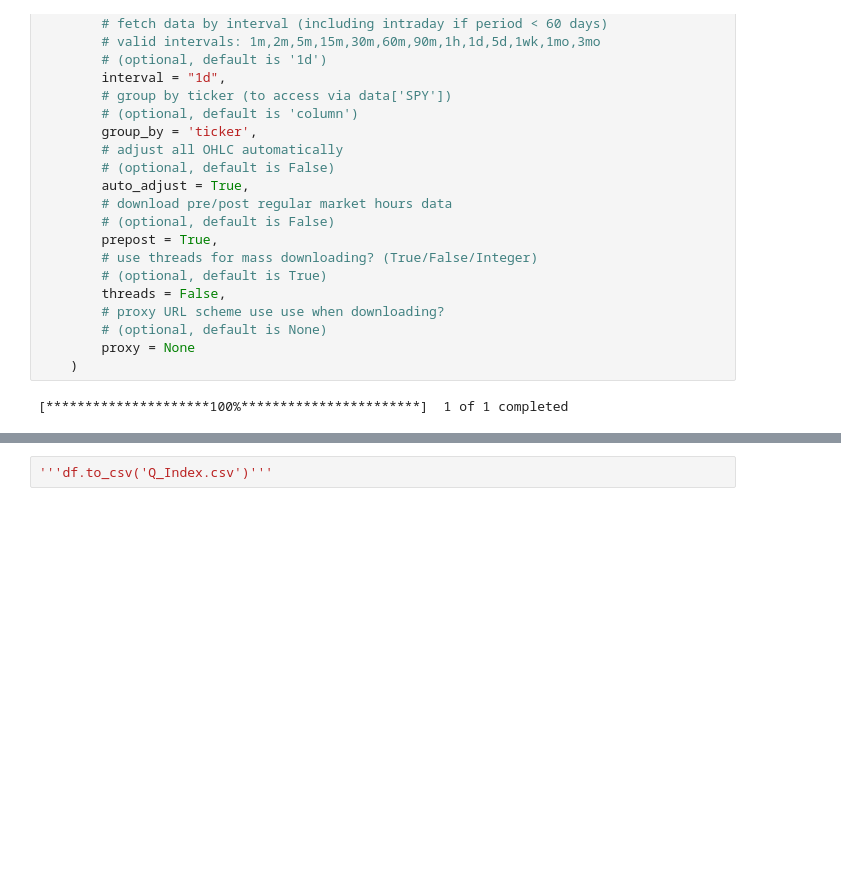
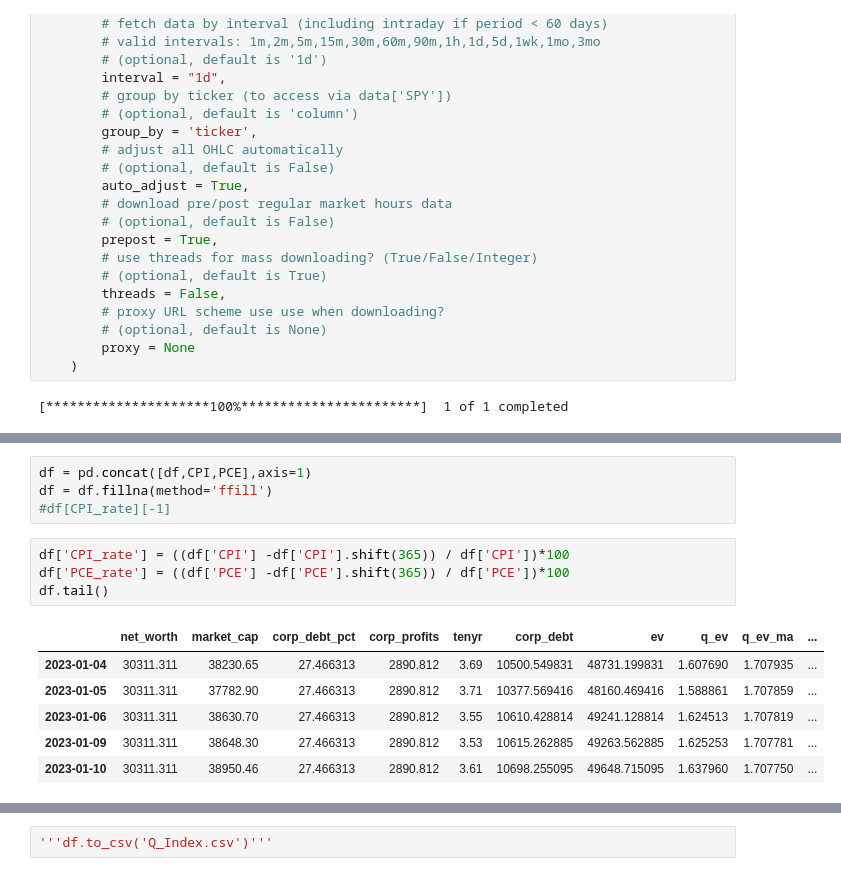
Before and after one commit to tom-buenoschonig/FRED-Sandbox, a Jupyter notebook: FRED_Data.ipynb, the cells around one changed output, grey strips where cells are left out. Saved outputs shown, nothing was run; the diff lists cells and outputs as text; blank space fills up the shorter version.

```diff
--- a/FRED_Data.ipynb
+++ b/FRED_Data.ipynb
@@ -150,0 +178,15 @@ Percentile Adjusted for 5 Year Lookback: 0.2432
+# %%
+df = pd.concat([df,CPI,PCE],axis=1)
+df = df.fillna(method='ffill')
+#df[CPI_rate][-1]
+# %%
+df['CPI_rate'] = ((df['CPI'] -df['CPI'].shift(365)) / df['CPI'])*100
+df['PCE_rate'] = ((df['PCE'] -df['PCE'].shift(365)) / df['PCE'])*100
+df.tail()
+# %% [output]
+|  | net_worth | market_cap | corp_debt_pct | corp_profits | tenyr | corp_debt | ev | q_ev | q_ev_ma | ... |
+| 2023-01-04 | 30311.311 | 38230.65 | 27.466313 | 2890.812 | 3.69 | 10500.549831 | 48731.199831 | 1.607690 | 1.707935 | ... |
+| 2023-01-05 | 30311.311 | 37782.90 | 27.466313 | 2890.812 | 3.71 | 10377.569416 | 48160.469416 | 1.588861 | 1.707859 | ... |
+| 2023-01-06 | 30311.311 | 38630.70 | 27.466313 | 2890.812 | 3.55 | 10610.428814 | 49241.128814 | 1.624513 | 1.707819 | ... |
+| 2023-01-09 | 30311.311 | 38648.30 | 27.466313 | 2890.812 | 3.53 | 10615.262885 | 49263.562885 | 1.625253 | 1.707781 | ... |
+| 2023-01-10 | 30311.311 | 38950.46 | 27.466313 | 2890.812 | 3.61 | 10698.255095 | 49648.715095 | 1.637960 | 1.707750 | ... |
```
Also changed, not shown: parts of 14 cells of this notebook.
